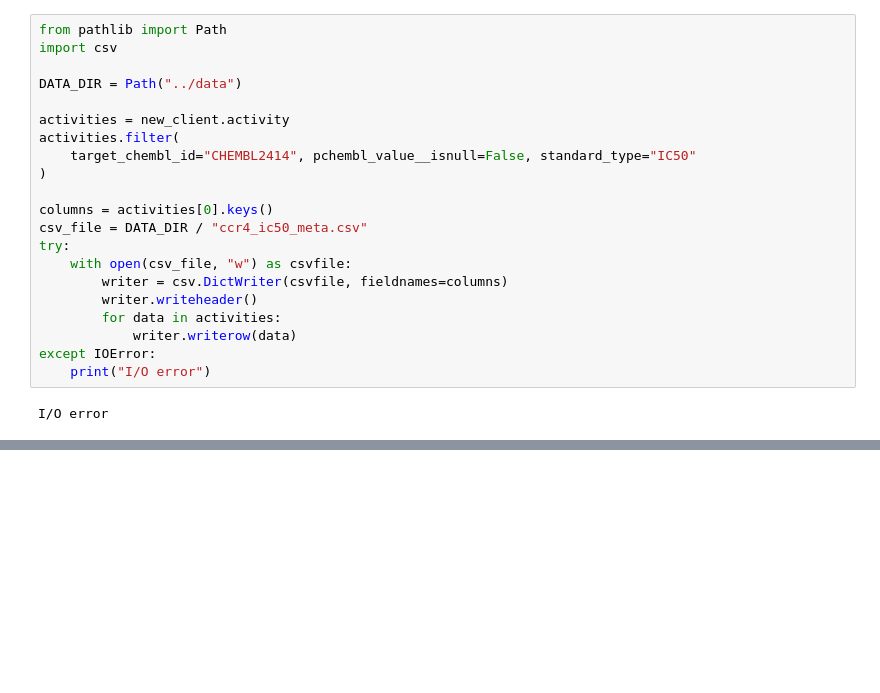
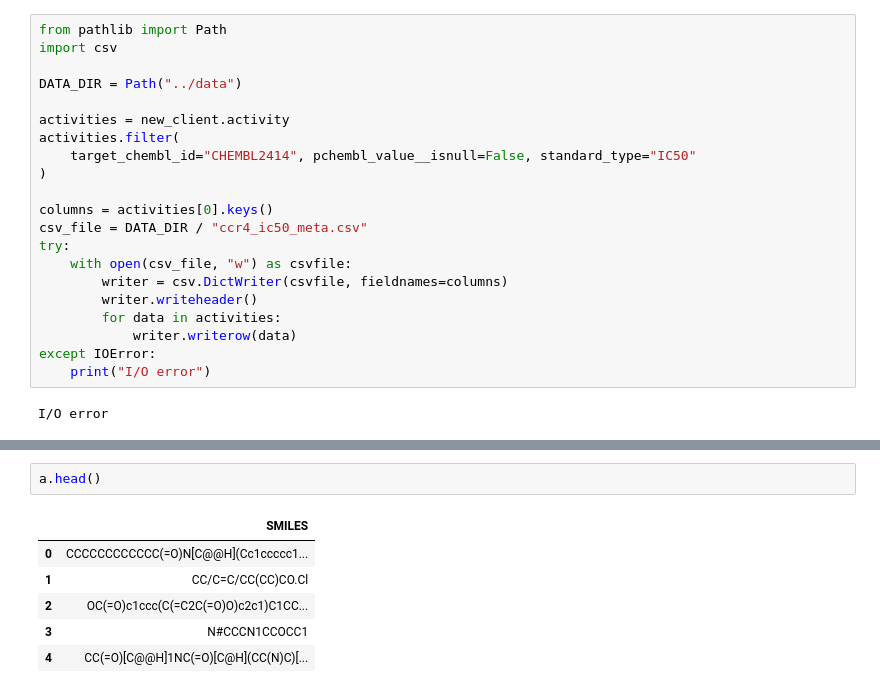
Before and after one commit to Munchic/tinymolecule, a Jupyter notebook: analysis/playground.ipynb, the cells around one changed output, grey strips where cells are left out. Cells and saved outputs as stored; diff of their text form; blank space fills up the shorter version.

```diff
--- a/analysis/playground.ipynb
+++ b/analysis/playground.ipynb
@@ -207,0 +286,9 @@ I/O error
+# %%
+a.head()
+# %% [output]
+|  | SMILES |
+| 0 | CCCCCCCCCCCC(=O)N[C@@H](Cc1ccccc1... |
+| 1 | CC/C=C/CC(CC)CO.Cl |
+| 2 | OC(=O)c1ccc(C(=C2C(=O)O)c2c1)C1CC... |
+| 3 | N#CCCN1CCOCC1 |
+| 4 | CC(=O)[C@@H]1NC(=O)[C@H](CC(N)C)[... |
```
Also changed, not shown: parts of 33 cells of this notebook, 6 other files.
